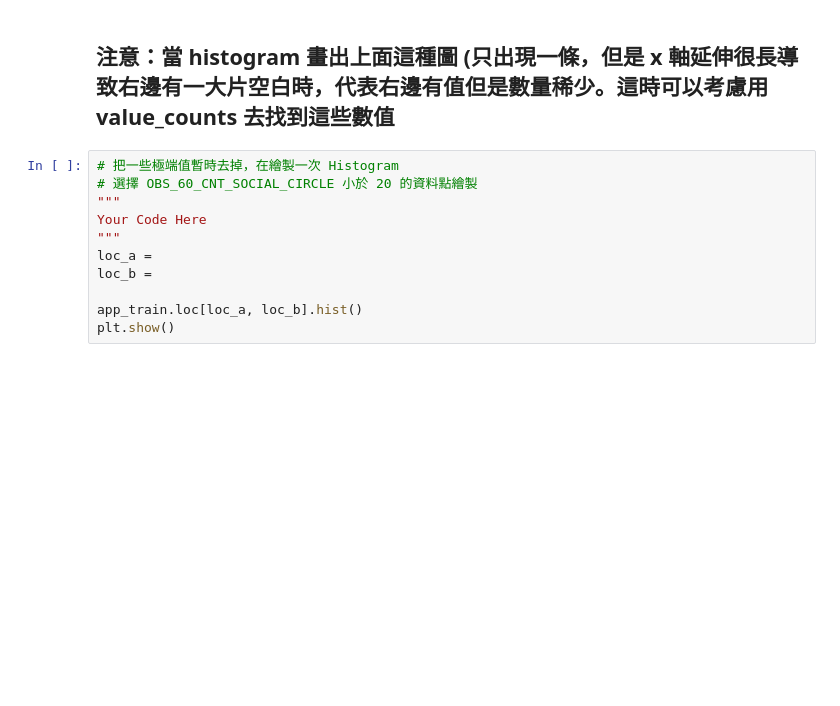
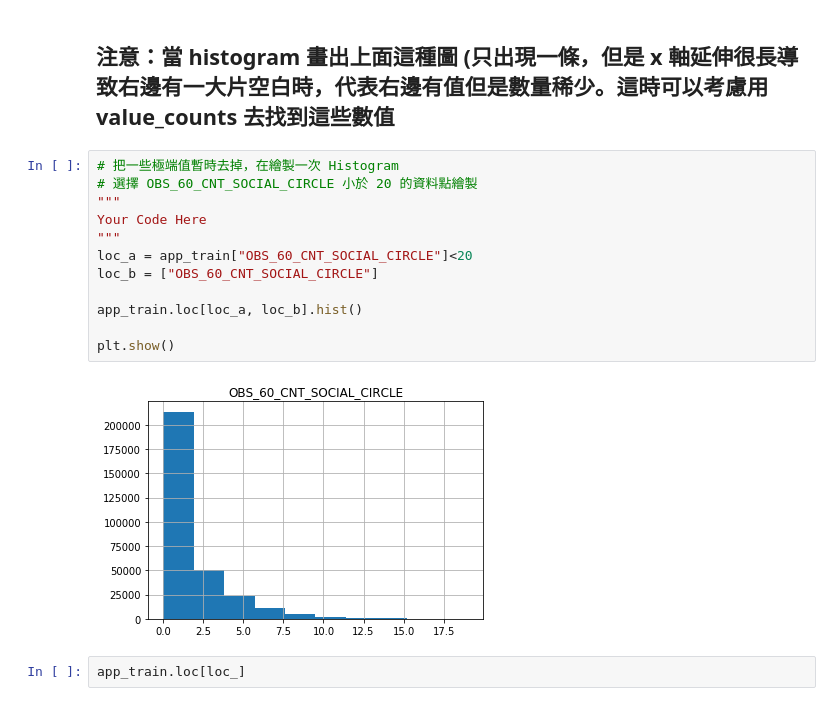
Before and after one commit to Popoben240/3rd_ML100Days, a Jupyter notebook: homework/Day_009_HW.ipynb, the cells around one changed output. Saved outputs shown, nothing was run; the diff lists cells and outputs as text; blank space fills up the shorter version.

```diff
--- a/homework/Day_009_HW.ipynb
+++ b/homework/Day_009_HW.ipynb
@@ -183,11 +198,16 @@ print(app_train['OBS_60_CNT_SOCIAL_CIRCLE'].value_counts().sort_index(ascending
 # %%
 # 把一些極端值暫時去掉，在繪製一次 Histogram
 # 選擇 OBS_60_CNT_SOCIAL_CIRCLE 小於 20 的資料點繪製
 """
 Your Code Here
 """
-loc_a =
-loc_b =
+loc_a = app_train["OBS_60_CNT_SOCIAL_CIRCLE"]<20
+loc_b = ["OBS_60_CNT_SOCIAL_CIRCLE"]
 
 app_train.loc[loc_a, loc_b].hist()
+
 plt.show()
+# %% [output]
+[figure, added]
+# %%
+app_train.loc[loc_]
```
Also changed, not shown: parts of 4 cells of this notebook.
